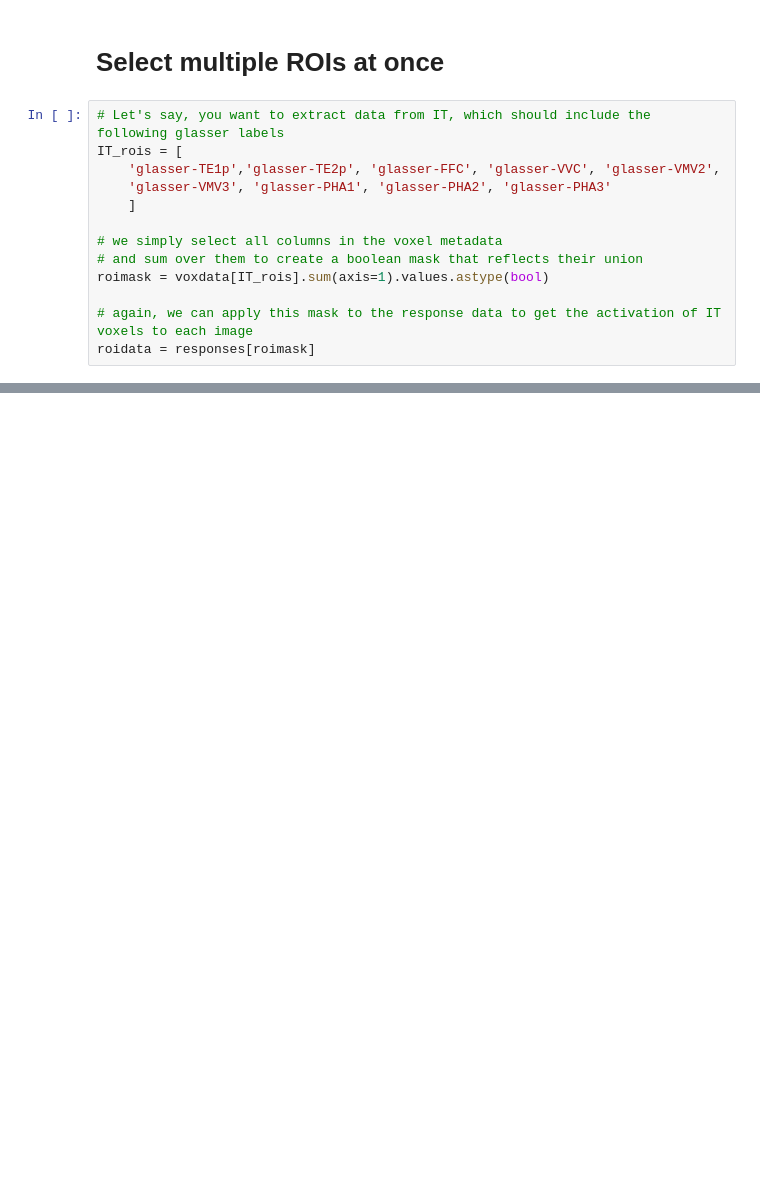
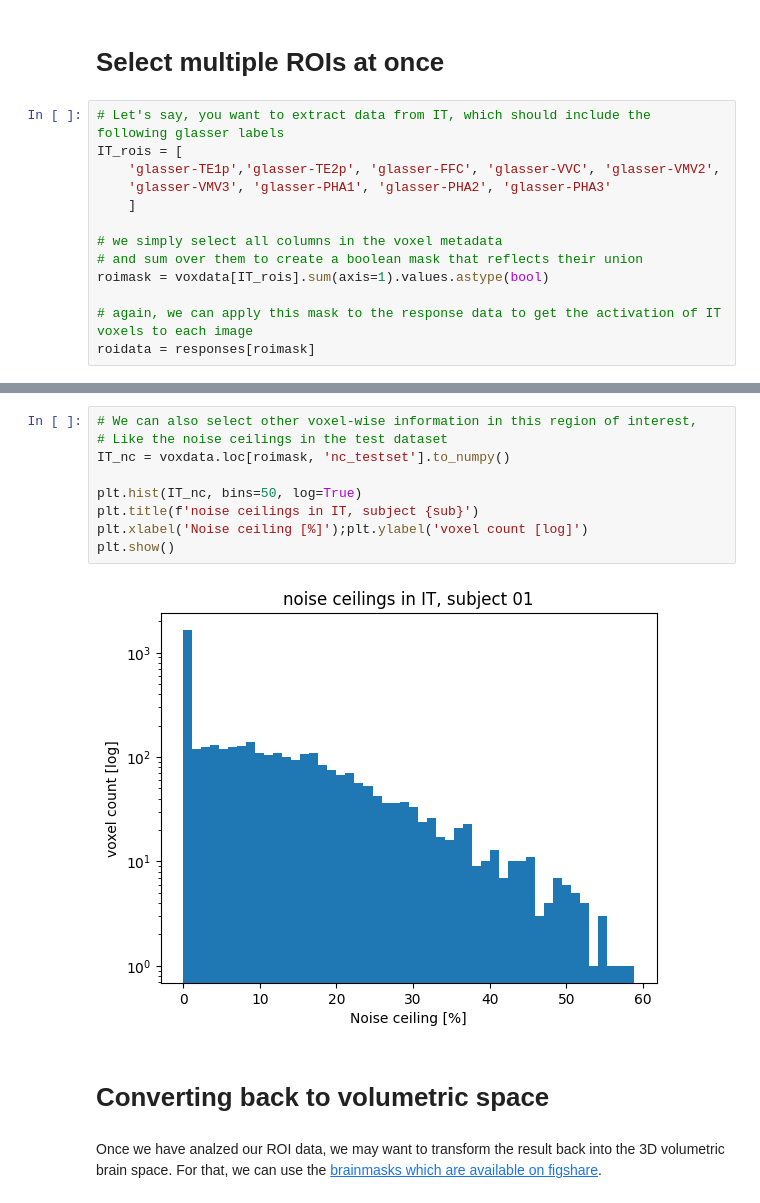
Before and after one commit to ViCCo-Group/THINGS-data, a Jupyter notebook: MRI/notebooks/working_with_rois.ipynb, the cells around one changed output, grey strips where cells are left out. Saved outputs shown, nothing was run; the diff lists cells and outputs as text; blank space fills up the shorter version.

Commit message:
Added section on how to transform back to volume using brianmask

```diff
--- a/MRI/notebooks/working_with_rois.ipynb
+++ b/MRI/notebooks/working_with_rois.ipynb
@@ -133,0 +136,15 @@ plt.show()
+# %%
+# We can also select other voxel-wise information in this region of interest,
+# Like the noise ceilings in the test dataset
+IT_nc = voxdata.loc[roimask, 'nc_testset'].to_numpy()
+
+plt.hist(IT_nc, bins=50, log=True)
+plt.title(f'noise ceilings in IT, subject {sub}')
+plt.xlabel('Noise ceiling [%]');plt.ylabel('voxel count [log]')
+plt.show()
+# %% [output]
+[figure, added]
+# %% [markdown]
+# Converting back to volumetric space
+# %% [markdown]
+Once we have analzed our ROI data, we may want to transform the result back into the 3D volumetric brain space. For that, we can use the [brainmasks which are available on figshare](https://doi.org/10.25452/figshare.plus.20492757.v1).
```
Also changed, not shown: parts of 6 cells of this notebook.
